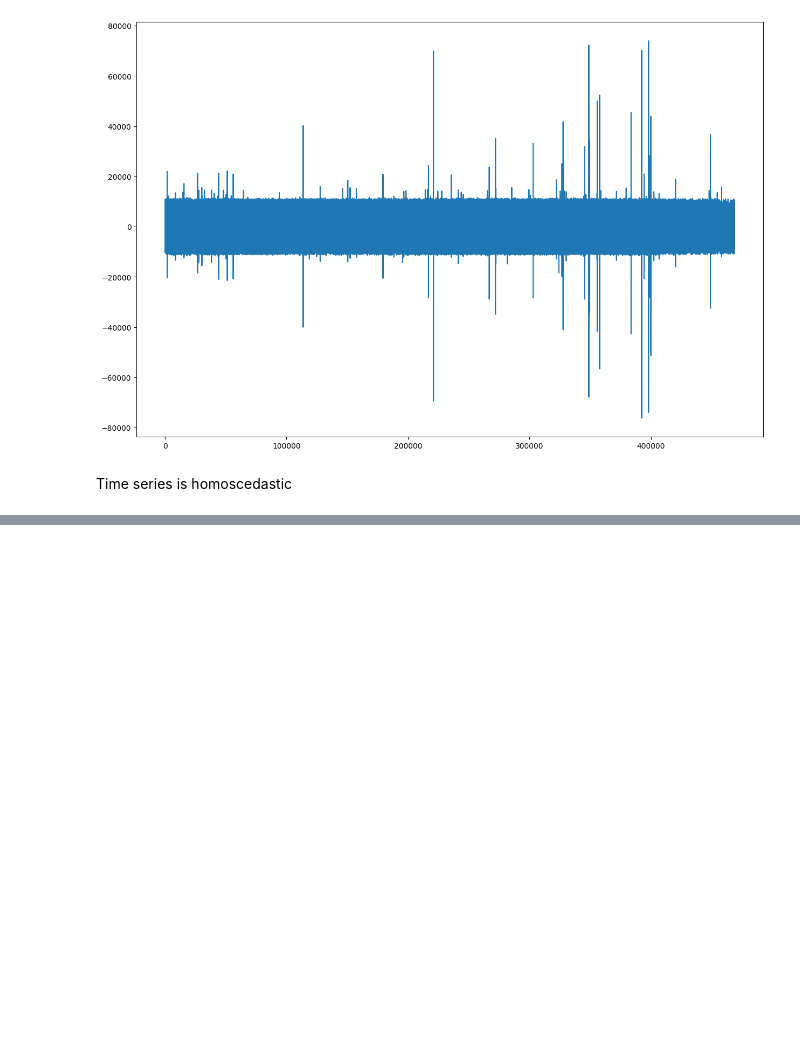
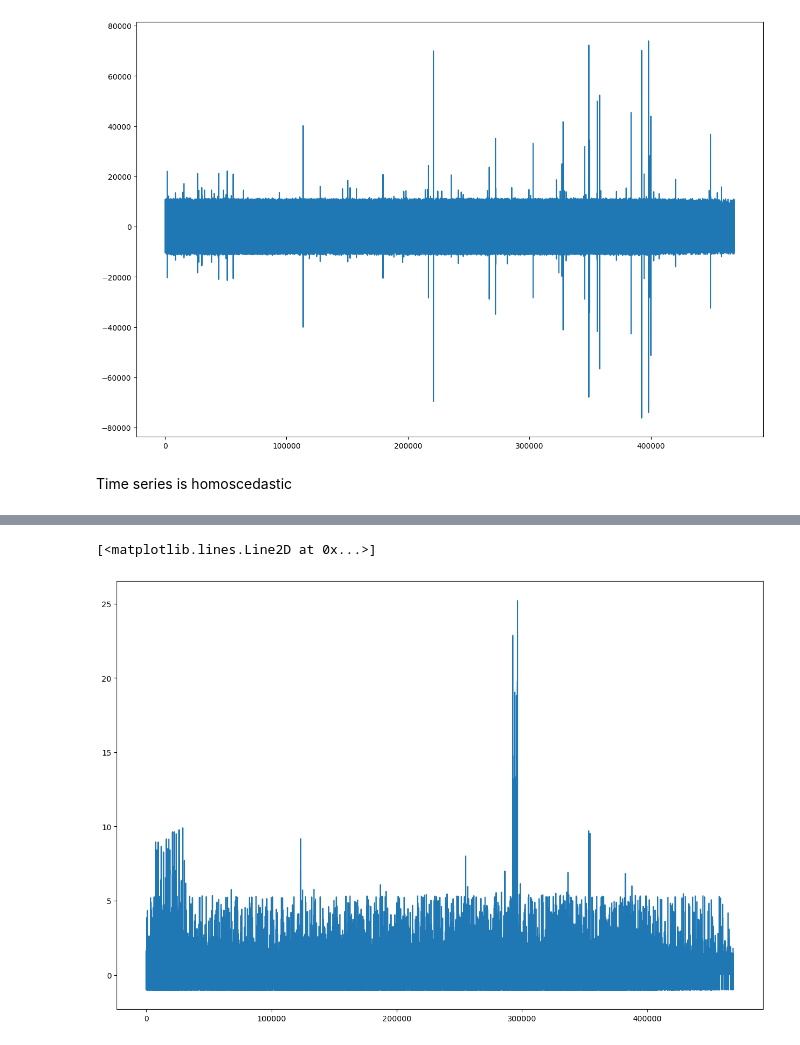
Before and after one commit to SpaceXAlphaBravoCharlie/Diplomski, a Jupyter notebook: Diplomski.ipynb, the cells around one changed output, grey strips where cells are left out. Drawn from its saved outputs; the diff is of its cells as text; code cells hidden in the pictures; blank space fills up the shorter version.

```diff
--- a/Diplomski.ipynb
+++ b/Diplomski.ipynb
@@ -1060,0 +1101,6 @@ Time series is homoscedastic
+# %%
+figure(figsize=(15, 10))
+plt.plot(logs_df["target_processing_time"])
+# %% [output]
+[<matplotlib.lines.Line2D at 0x...>]
+[figure, added]
```
Also changed, not shown: parts of 16 cells of this notebook.
